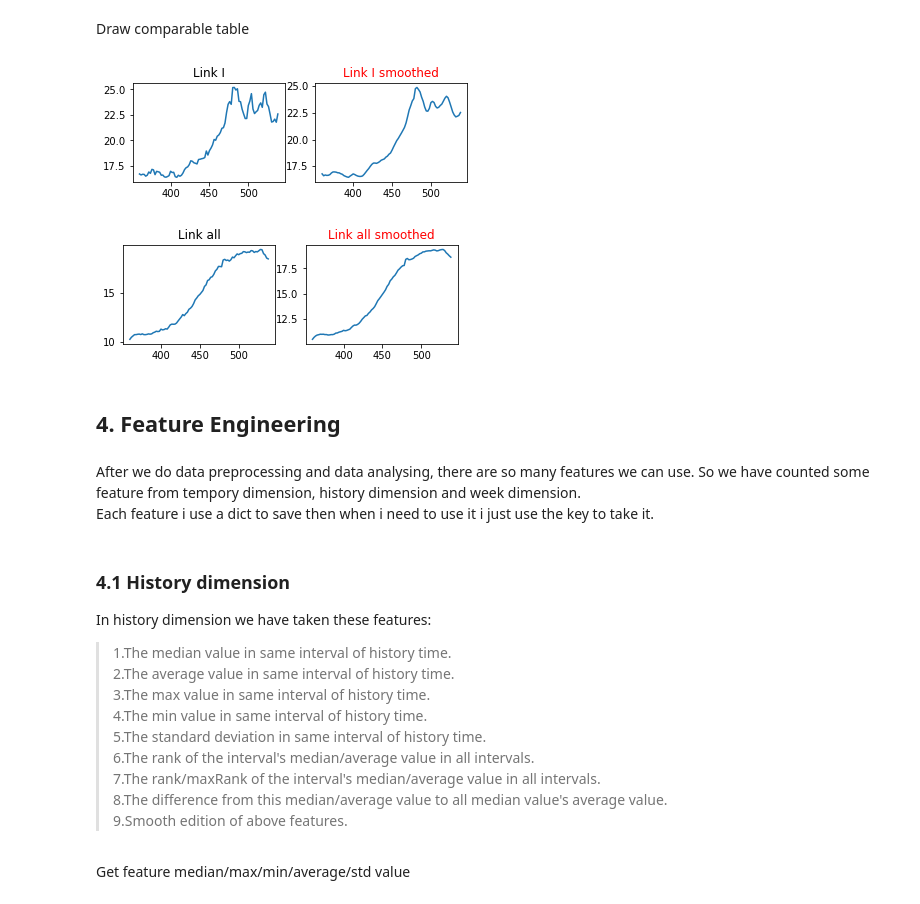
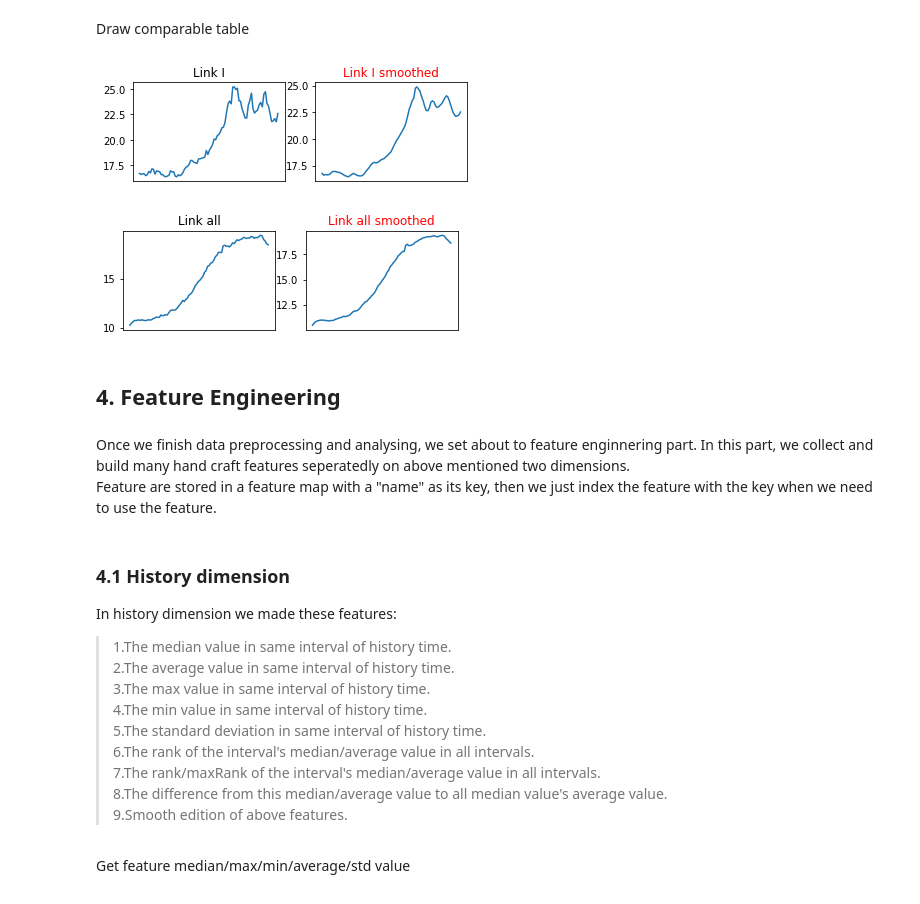
Before and after one commit to ChuanyuXue/Tianchi-Traffic-Prediction-Contest, a Jupyter notebook: TIANCHI_TrafficPredictionChallenge.ipynb, the cells around one changed output. Saved outputs shown, nothing was run; the diff lists cells and outputs as text; code cells hidden in the pictures.

```diff
--- a/TIANCHI_TrafficPredictionChallenge.ipynb
+++ b/TIANCHI_TrafficPredictionChallenge.ipynb
@@ -171,9 +177,9 @@ def loadLinkTop(filePath):
 # %% [markdown]
 Becasue you may use these method again and agian, it is a better way to define them as functions, then use these function, you can load all data into your memory to deal with them.
 # %%
-travelTimePath = "C:\\Users\\XueChuanyu\\Desktop\\rebulid\\final\\sortedData.txt"
-linkInfoPath = "C:\\Users\\XueChuanyu\\Desktop\\rebulid\\final\\gy_contest_link_info.txt"
-linkTopPath = "C:\\Users\\XueChuanyu\\Desktop\\rebulid\\final\\gy_contest_link_top(20170715).txt"
+travelTimePath = "sortedData.txt"
+linkInfoPath = "data/gy_contest_link_info.txt"
+linkTopPath = "data/gy_contest_link_top.txt"
 
 travelHash = loadFile(travelTimePath)
 infoHash = loadLinkInfo(linkInfoPath)
@@ -716,43 +727,47 @@ for timeID in tempHash2:
 plt.figure(1)
 plt.subplot(2,2,1)
 plt.plot(xList, yList)
+plt.xticks([])
 plt.title('Link I')
 
 plt.subplot(2,2,2)
 plt.plot(x2List, y2List)
+plt.xticks([])
 plt.title('Link I smoothed', color = 'r')
 
 plt.figure(2)
 plt.subplot(2,2,1)
 plt.plot(x3List, y3List)
+plt.xticks([])
 plt.title('Link all')
 
 plt.subplot(2,2,2)
 plt.plot(x4List, y4List)
+plt.xticks([])
 plt.title('Link all smoothed', color = 'r')
 plt.show()
 
 xList = []
 yList = []
 x2List = []
 y2List = []
 x3List = []
 y3List = []
 x4List = []
 y4List = []
 tempHash = {}
 tempHash2 = {}
 # %% [output]
-[figure, old version]
+[figure, new version]
-[figure, old version]
+[figure, new version]
 # %% [markdown]
 ## 4. Feature Engineering
-# %% [markdown]
-After we do data preprocessing and data analysing, there are so many features we can use. So we have counted some feature from tempory dimension, history dimension and week dimension.
-Each feature i use a dict to save then when i need to use it i just use the key to take it.
+# %% [markdown]
+Once we finish data preprocessing and analysing, we set about to feature enginnering part. In this part, we collect and build many hand craft features seperatedly on above mentioned two dimensions.
+Feature are stored in a feature map with a "name" as its key, then we just index the feature with the key when we need to use the feature.
 # %% [markdown]
 ### 4.1 History dimension
-In history dimension we have taken these features:
+In history dimension we made these features:
 >1.The median value in same interval of history time.
 2.The average value in same interval of history time.
 3.The max value in same interval of history time.
```
Also changed, not shown: parts of 34 cells of this notebook.
